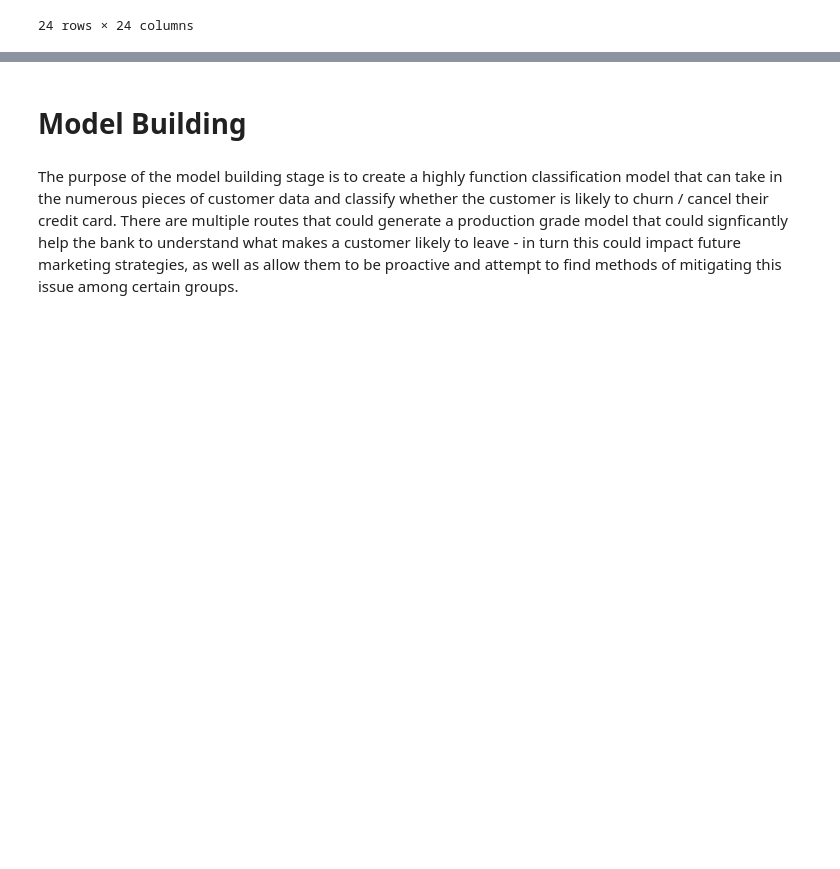
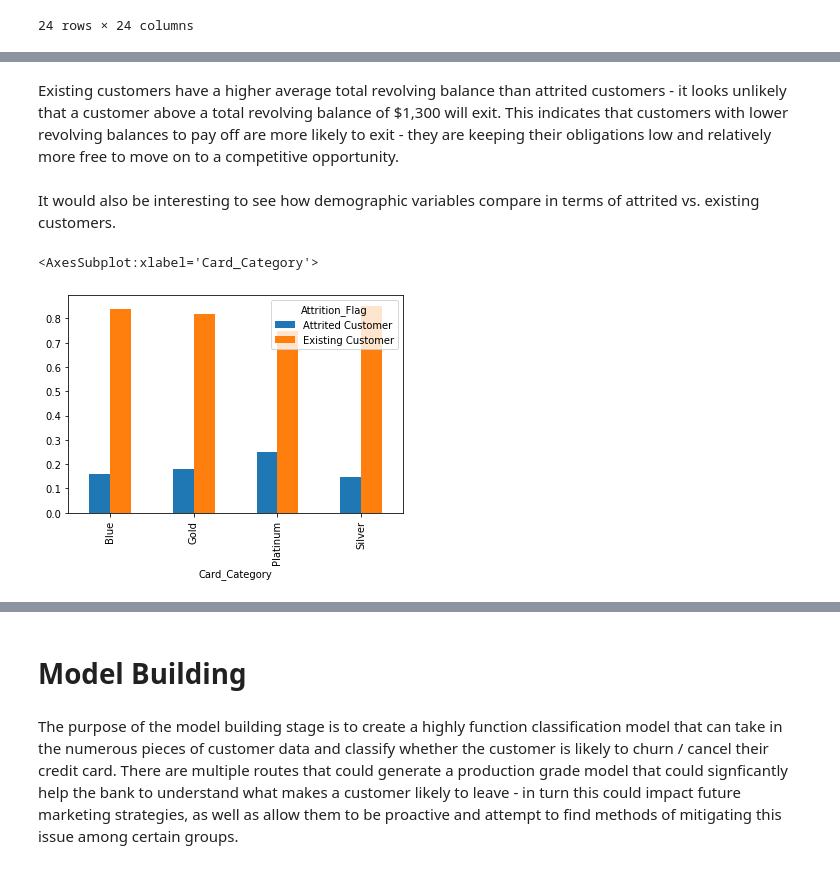
Before and after one commit to PaolaMalagon/Churn-Prediction-G2, a Jupyter notebook: Churn-Prediction-G2.ipynb, the cells around one changed output, grey strips where cells are left out. Saved outputs shown, nothing was run; the diff lists cells and outputs as text; code cells hidden in the pictures; blank space fills up the shorter version.

```diff
--- a/Churn-Prediction-G2.ipynb
+++ b/Churn-Prediction-G2.ipynb
@@ -393,0 +430,13 @@ credit_clean_df.corr()
+# %% [markdown]
+Existing customers have a higher average total revolving balance than attrited customers - it looks unlikely that a customer above a total revolving balance of $1,300 will exit. This indicates that customers with lower revolving balances to pay off are more likely to exit - they are keeping their obligations low and relatively more free to move on to a competitive opportunity.
+# %% [markdown]
+It would also be interesting to see how demographic variables compare in terms of attrited vs. existing customers.
+# %%
+#Compare percentage of attrited customers per card category
+(pd.crosstab(credit_df['Card_Category'],credit_df['Attrition_Flag'],
+             normalize='index')
+   .plot.bar(stacked=False)
+)
+# %% [output]
+<AxesSubplot:xlabel='Card_Category'>
+[figure, added]
```
Also changed, not shown: parts of 27 cells of this notebook.
